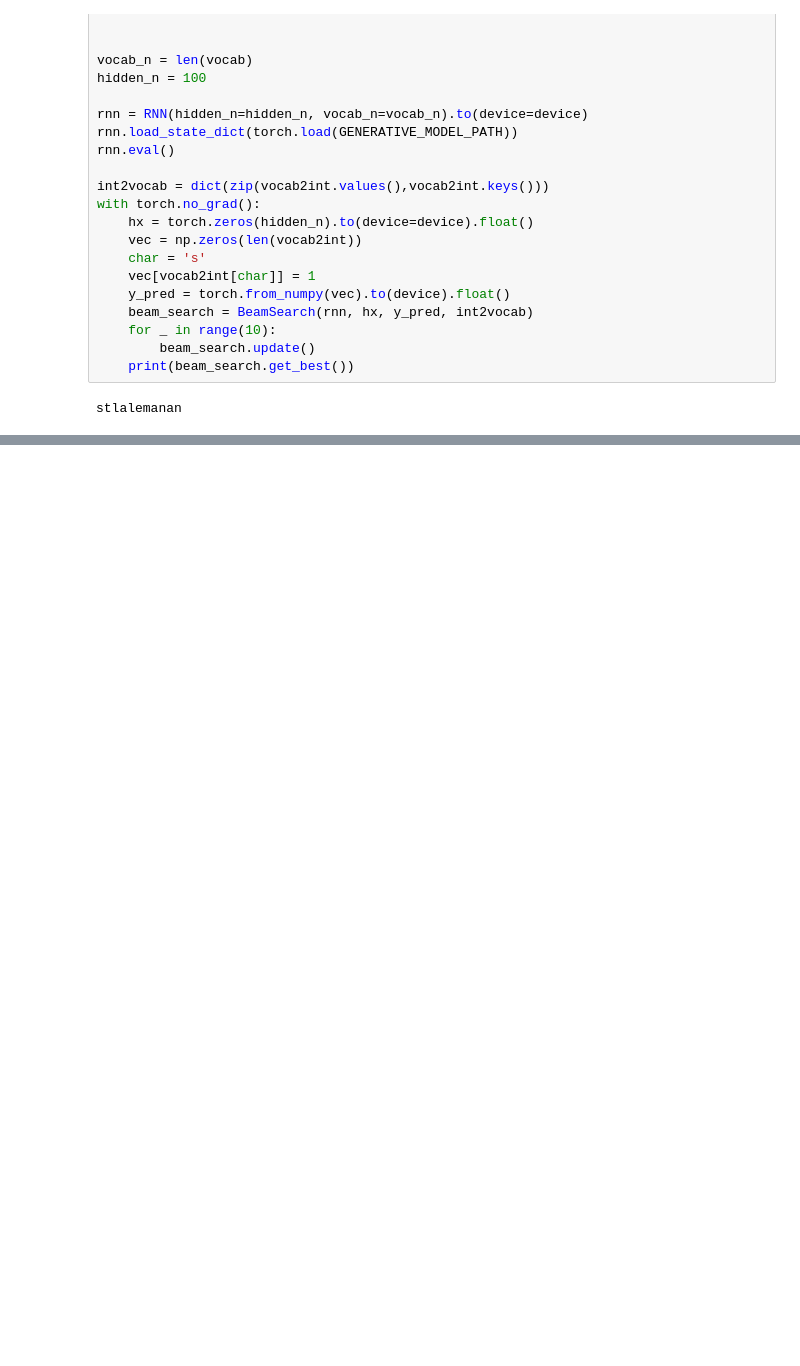
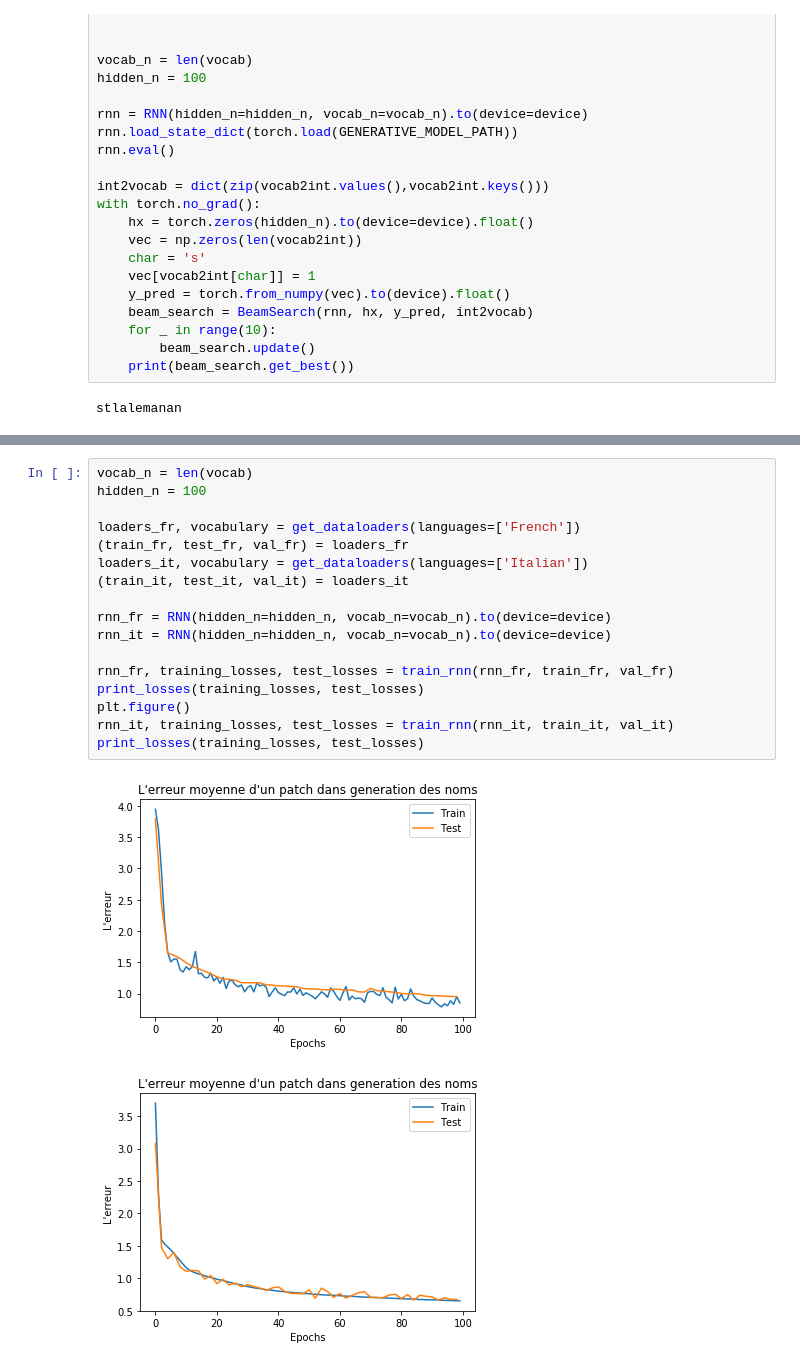
Before and after one commit to samutamm/AS, a Jupyter notebook: TME7/name_generation_classification.ipynb, the cells around one changed output, grey strips where cells are left out. Drawn from its saved outputs; the diff is of its cells as text; blank space fills up the shorter version.

```diff
--- a/TME7/name_generation_classification.ipynb
+++ b/TME7/name_generation_classification.ipynb
@@ -483,0 +484,20 @@ stlalemanan
+# %%
+vocab_n = len(vocab)
+hidden_n = 100
+
+loaders_fr, vocabulary = get_dataloaders(languages=['French'])
+(train_fr, test_fr, val_fr) = loaders_fr
+loaders_it, vocabulary = get_dataloaders(languages=['Italian'])
+(train_it, test_it, val_it) = loaders_it
+
+rnn_fr = RNN(hidden_n=hidden_n, vocab_n=vocab_n).to(device=device)
+rnn_it = RNN(hidden_n=hidden_n, vocab_n=vocab_n).to(device=device)
+
+rnn_fr, training_losses, test_losses = train_rnn(rnn_fr, train_fr, val_fr)
+print_losses(training_losses, test_losses)
+plt.figure()
+rnn_it, training_losses, test_losses = train_rnn(rnn_it, train_it, val_it)
+print_losses(training_losses, test_losses)
+# %% [output]
+[figure, added]
+[figure, added]
```
Also changed, not shown: parts of 13 cells of this notebook, 1 other file.
